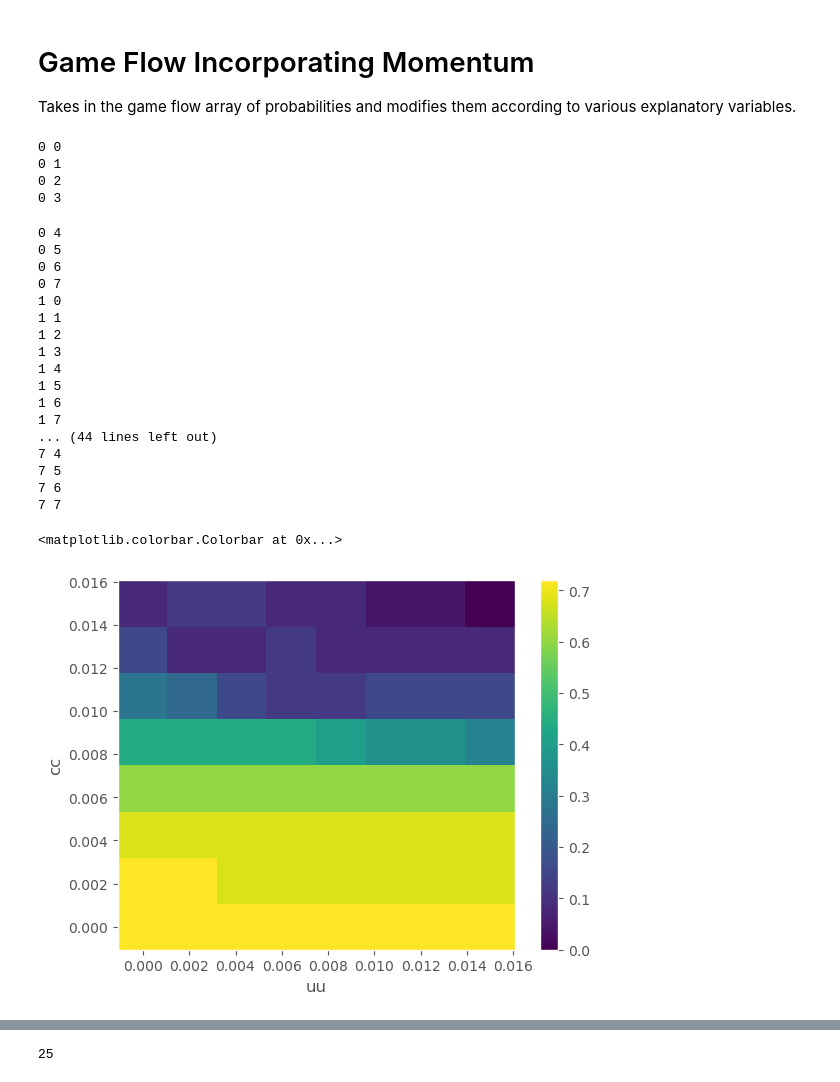
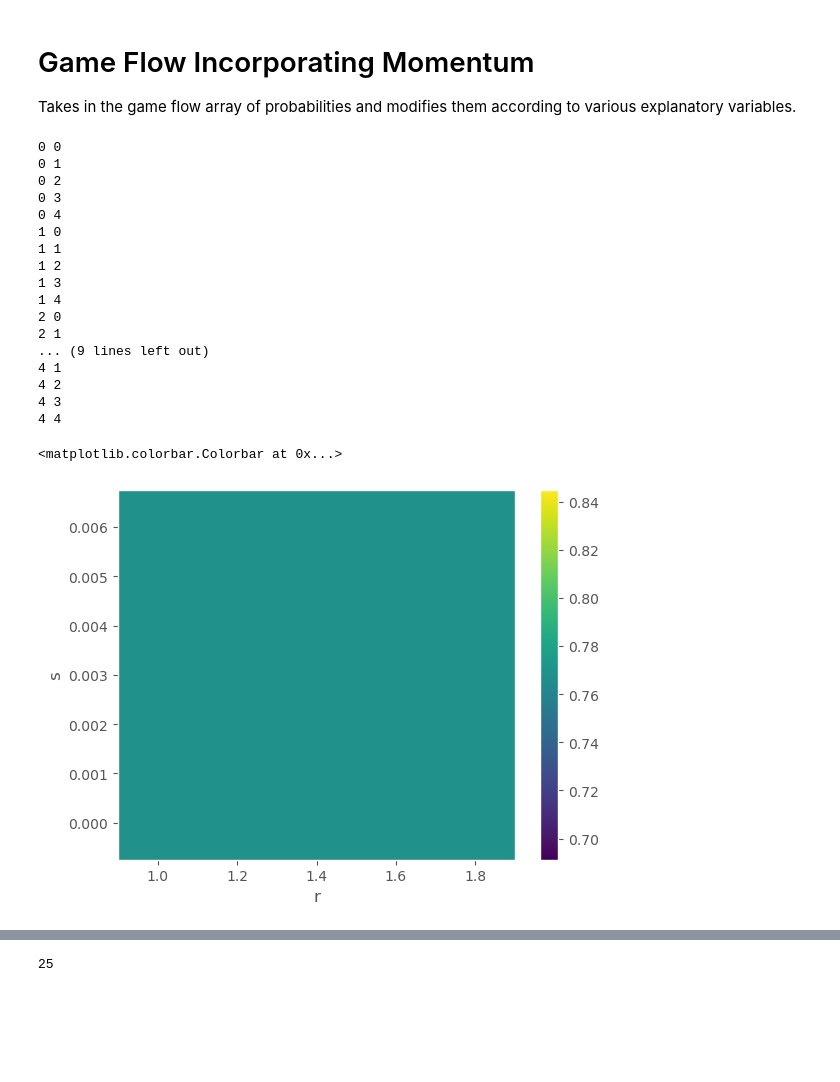
Before and after one commit to Alexkazmirchuk1/Tennis-Data-Analysis-Research, a Jupyter notebook: Main.ipynb, the cells around one changed output, grey strips where cells are left out. Drawn from its saved outputs; the diff is of its cells as text; code cells hidden in the pictures; blank space fills up the shorter version.

```diff
--- a/Main.ipynb
+++ b/Main.ipynb
@@ -181,10 +202,8 @@ def points_scored(match_data, points_array, player, uu= 0.003, cc=0.001):
 # 3 - Calculate probability of winning a set from the player win game probability
 # 4 - Calculate probability of winning a match from the player win set probability
 # 5 - Graph the probability of winning the set as point values increase
-import numpy as np
-
 class MarkovChain:
-    def __init__(self, raw_data, match_to_examine, rv=1.3, sv=0.0035, qv=0.4, uuv=0.003, ccv=0.001):
+    def __init__(self, raw_data, match_to_examine, rv=1.3, sv=0.0035, qv=0.4, uuv=0.003, ccv=0.001, aav=0.005):
         self.match = raw_data[raw_data['match_id'] == match_to_examine]
         self.player1_name = self.match['player1'].values[0]
         self.player2_name = self.match['player2'].values[0]
@@ -197,6 +216,7 @@ class MarkovChain:
         self.qv = qv
         self.uuv = uuv
         self.ccv = ccv
+        self.aav = aav
 
     # 1 - Get serve probabilities
     def get_serve_probabilities(self, debug=False):
@@ -270,23 +290,25 @@ class MarkovChain:
 
         return pm1_array, pm2_array
 
+ ## Calls all functions that incorporate momentum
     def update_momentum(self, pm1_array, pm2_array, debug=False):
+        p1_momentum = modify_momentum(self.match,  pm1_array, 1)
+        p2_momentum = modify_momentum(self.match, pm2_array, 2)
 
+        p1_momentum1 = modify_momentum_err(self.match, p1_momentum, 1)
+        p2_momentum2 = modify_momentum_err(self.match, p2_momentum, 2)
 
-        p1_momentum = modify_momentum(self.match,  pm1_array, 1, r=self.rv, q=self.qv)
-        p2_momentum = modify_momentum(self.match, pm2_array, 2, r=self.rv, q=self.qv)
+        p1_momentum11 = points_scored(self.match, p1_momentum1, 1)
+        p2_momentum22 = points_scored(self.match, p2_momentum2, 2)
 
-        p1_momentum1 = modify_momentum_err(self.match, p1_momentum, 1, s=self.sv)
-        p2_momentum2 = modify_momentum_err(self.match, p2_momentum, 2, s=self.sv)
-
-        p1_momentum11 = points_scored(self.match, p1_momentum1, 1, uu=self.uuv, cc=self.ccv)
-        p2_momentum22 = points_scored(self.match, p2_momentum2, 2, uu=self.uuv, cc=self.ccv)
+        p1_momentum111 = aces_scored(self.match, p1_momentum11, 1)
+        p2_momentum222 = aces_scored(self.match, p2_momentum22, 2)
 
         if debug:
             print(p1_momentum1)
             print(p2_momentum2)
 
-        return p1_momentum11, p2_momentum22
+        return p1_momentum111, p2_momentum222
 
     # 5 - Graph
     def graph_momentum(self):
@@ -510,13 +532,14 @@ if False:
 
 raw_data = pd.read_csv(FILE)
 
-num = 8
+num = 5
 
 rvalues = np.linspace(1, 1.8, num)
 svalues = np.linspace(0, 0.006, num)
 qvalues = np.linspace(0.01, 1, num)
-uuvalues = np.linspace(0, 0.015, num)
-ccvalues = np.linspace(0, 0.015, num)
+uuvalues = np.linspace(-.005, 0.005, num)
+ccvalues = np.linspace(-.005, 0.005, num)
+aavalues = np.linspace(0, 0.01, num)
 
 results = np.zeros( (num, num) )
 
@@ -531,7 +554,7 @@ for i,j in itertools.product( range(num), range(num) ):
 
     for MATCH_TO_EXAMINE in MATCHES_TO_EXAMINE:
         # TODO: redesign code so that files get loaded *once*, outside the loop.
-        model = MarkovChain(raw_data, MATCH_TO_EXAMINE,  uuv=uuvalues[j]  , ccv=ccvalues[i])
+        model = MarkovChain(raw_data, MATCH_TO_EXAMINE,  rv=rvalues[j]  , sv=svalues[i])
         model.train()
         #if i == 0 and j == 0:
         #     model.graph_momentum()
@@ -551,7 +574,7 @@ for i,j in itertools.product( range(num), range(num) ):
             set4_total += 1
         finally:
             continue
-    results[i,j] = set4_correct/set4_total # store prediction rate.
+    results[i,j] = set1_correct/set1_total # store prediction rate.
 
 if False:
     print(rvalues[i], svalues[j])
@@ -566,32 +589,28 @@ if False:
 0 1
 0 2
 0 3
+0 4
+1 0
+1 1
+1 2
+1 3
+1 4
+2 0
+2 1
+... (9 lines left out)
+4 1
+4 2
+4 3
+4 4
-0 4
-0 5
-0 6
-0 7
-1 0
-1 1
-1 2
-1 3
-1 4
-1 5
-1 6
-1 7
-... (44 lines left out)
-7 4
-7 5
-7 6
-7 7
 # %%
 # visualize results of parameter sweep.
 fig,ax = plt.subplots()
-cax = ax.pcolor(uuvalues, ccvalues, results.T)
-ax.set(xlabel='uu', ylabel='cc')
+cax = ax.pcolor(rvalues, svalues, results.T)
+ax.set(xlabel='r', ylabel='s')
 fig.colorbar(cax)
 # %% [output]
 <matplotlib.colorbar.Colorbar at 0x...>
-[figure, old version]
+[figure, new version]
 # %%
 results.T
 # %% [output]
```
Also changed, not shown: parts of 3 cells of this notebook, 1 other file.
